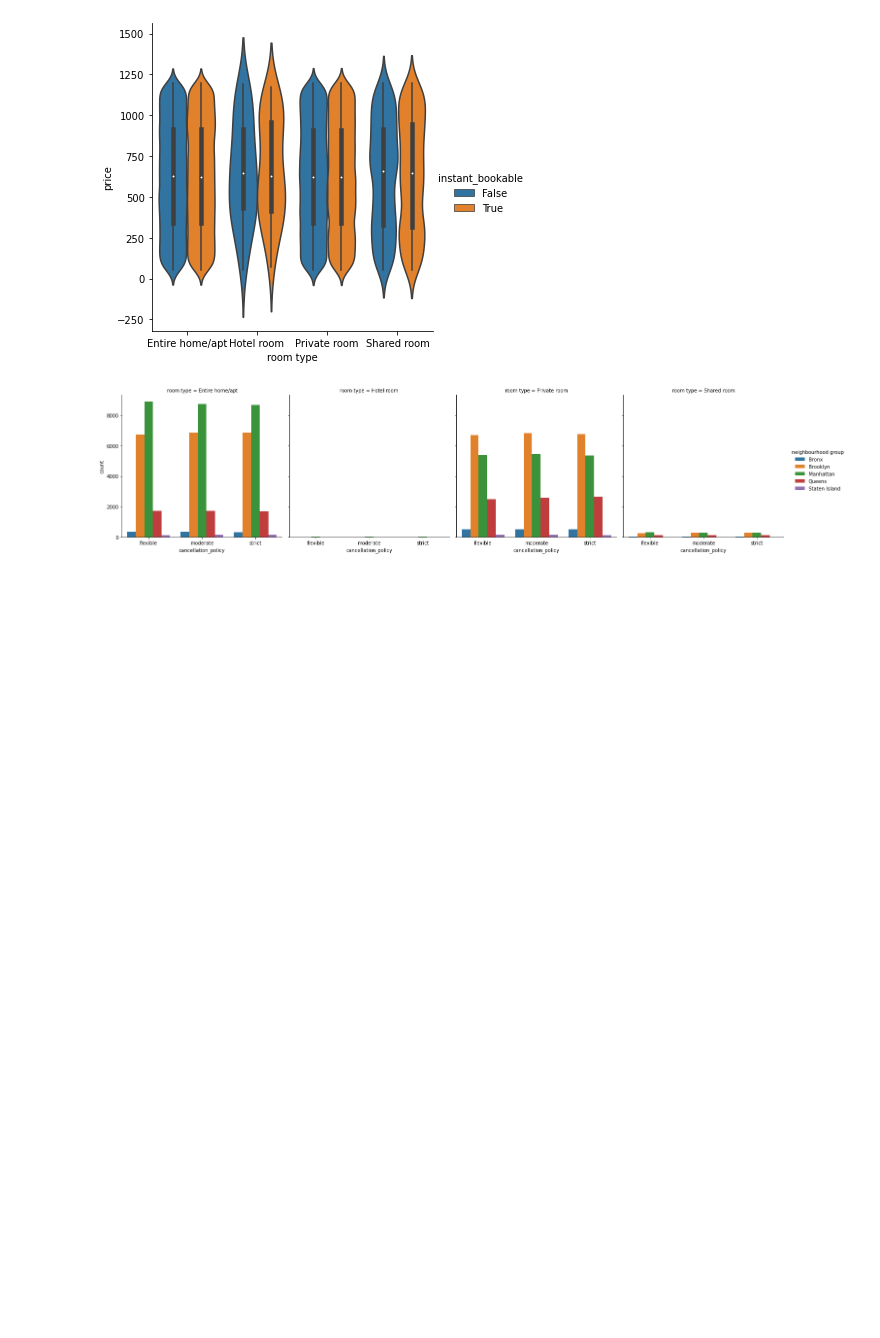
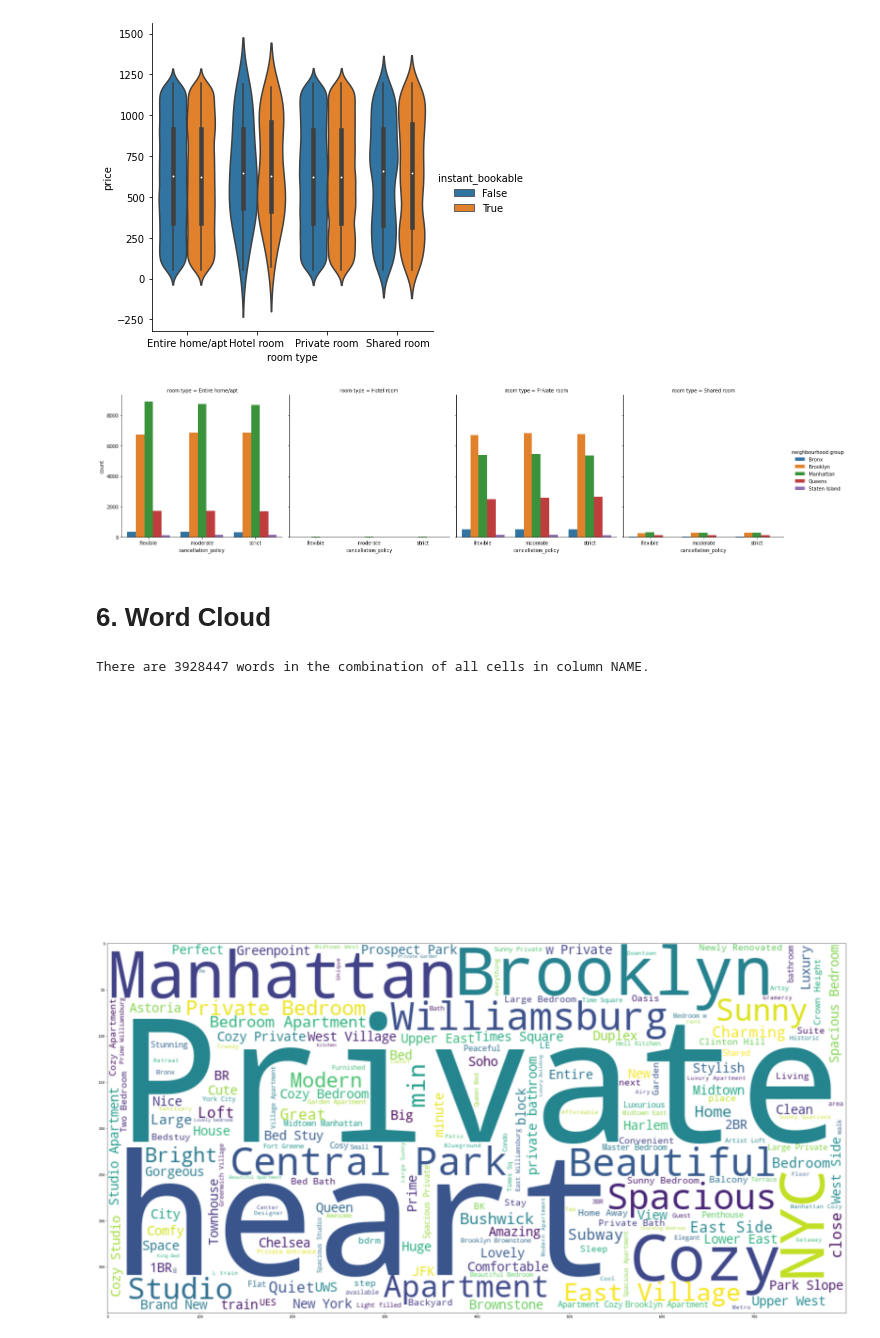
Before and after one commit to bhagich/BDA, a Jupyter notebook: airbnb-data-cleaning-visualization.ipynb, the cells around one changed output. Drawn from its saved outputs; the diff is of its cells as text; code cells hidden in the pictures; blank space fills up the shorter version.

Commit message:
Kaggle Notebook | AirBnB_Data_Cleaning_Visualization | Version 4

```diff
--- a/airbnb-data-cleaning-visualization.ipynb
+++ b/airbnb-data-cleaning-visualization.ipynb
@@ -388,3 +393,28 @@ sns.catplot(kind="violin",data=airbnb, x='room type', y='price', hue='instant_bo
 sns.catplot(data=airbnb, kind='count', x='cancellation_policy', col='room type', hue='neighbourhood group');
 # %% [output]
 [figure]
+# %% [markdown]
+# 6. **Word Cloud**
+# %%
+#get the words to perform the the words cloud
+text = " ".join(review for review in airbnb.NAME.astype(str))
+print ("There are {} words in the combination of all cells in column NAME.".format(len(text)))
+# %% [output]
+There are 3928447 words in the combination of all cells in column NAME.
+# %%
+#set the stop words by default which you will not include
+stopwords = set(STOPWORDS)
+# %%
+#Add custom word exlusions
+stopwords.update(["guidelines", "implemented", "access", "Average", "near","room", 'one', "Location", "Best",'Apt', 'stop', 'Full', 'NY','Gem', 'Chic'])
+# %%
+wordcloud = WordCloud(stopwords=stopwords, background_color="white", width=800, height=400).generate(text)
+# %%
+plt.axis("off");
+plt.figure(figsize=(40,20));
+plt.tight_layout(pad=0);
+plt.imshow(wordcloud, interpolation='bilinear');
+plt.show();
+# %% [output]
+[figure, added]
+[figure, added]
```
Also changed, not shown: parts of 3 cells of this notebook.
